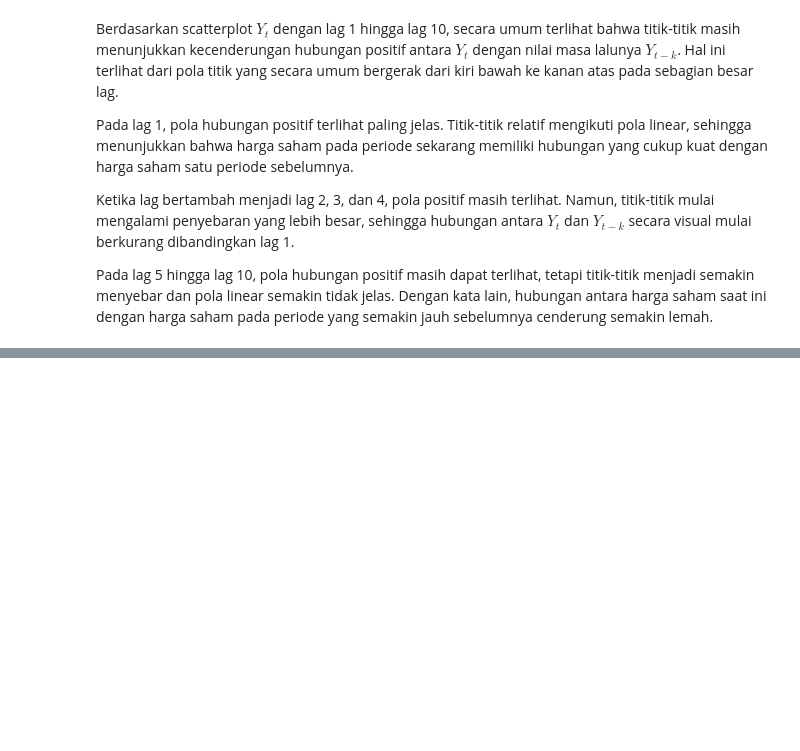
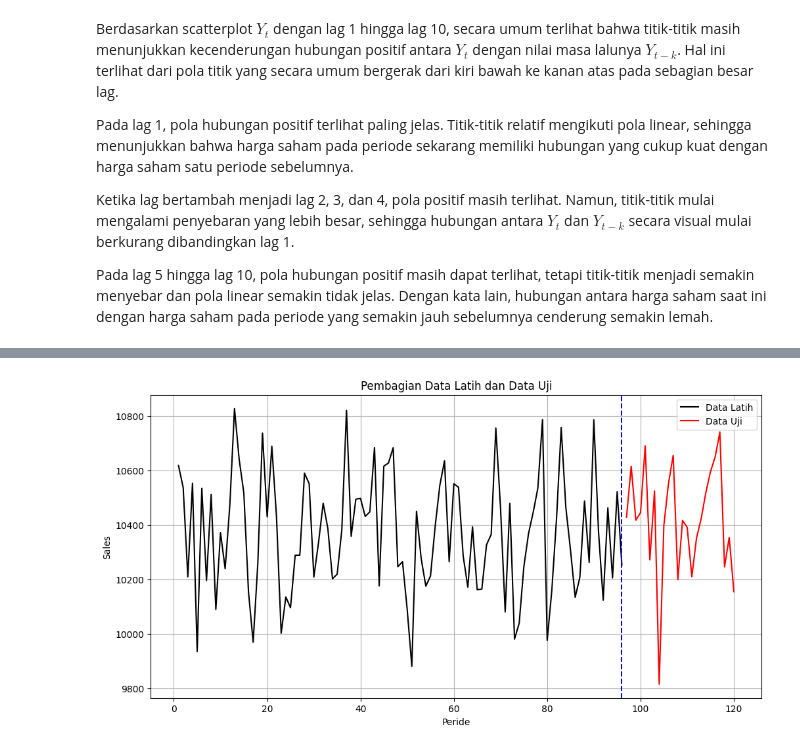
Before and after one commit to haniyathul/Praktikum-Analisis-Deret-Waktu, a Jupyter notebook: Tugas Praktikum_STA2542_Minggu_1.ipynb, the cells around one changed output, grey strips where cells are left out. Drawn from its saved outputs; the diff is of its cells as text; code cells hidden in the pictures; blank space fills up the shorter version.

```diff
--- a/Tugas Praktikum_STA2542_Minggu_1.ipynb
+++ b/Tugas Praktikum_STA2542_Minggu_1.ipynb
@@ -268,0 +271,21 @@ Pada lag 5 hingga lag 10, pola hubungan positif masih dapat terlihat, tetapi tit
+# %%
+smoothing=pd.read_csv('https://raw.githubusercontent.com/haniyathul/Praktikum-Analisis-Deret-Waktu/refs/heads/main/Sales.csv')
+
+# Menghitung ukuran data
+data_size = len(smoothing)
+
+# Menghitung indeks untuk pembagian data latih dan data uji (75% untuk latih, 25% untuk uji)
+train_size = int(data_size * 0.80)
+
+# Membagi data menjadi data latih dan data uji
+train_data_sma = smoothing.iloc[:train_size]
+test_data_sma = smoothing.iloc[train_size:]
+
+print(f"Ukuran data asli: {data_size}")
+print(f"Ukuran data latih: {len(train_data_sma)}")
+print(f"Ukuran data uji: {len(test_data_sma)}")
+
+print("\n5 data latih pertama:")
+print(train_data_sma.head())
+print("\n5 data uji pertama:")
+print(test_data_sma.head())
@@ -268,0 +325,16 @@ Pada lag 5 hingga lag 10, pola hubungan positif masih dapat terlihat, tetapi tit
+# %%
+plt.figure(figsize=(12, 6))
+plt.plot(train_data_sma.Period, train_data_sma.Sales, color='black', label='Data Latih')
+plt.plot(test_data_sma.Period, test_data_sma.Sales, color='red', label='Data Uji')
+
+# Menambahkan garis vertikal pada titik pembagian
+plt.axvline(x=train_data_sma.Period.iloc[-1], color='blue', linestyle='--')
+
+plt.xlabel('Peride')
+plt.ylabel('Sales')
+plt.title('Pembagian Data Latih dan Data Uji')
+plt.legend()
+plt.grid(True)
+plt.show()
+# %% [output]
+[figure, added]
```
Also changed, not shown: parts of 31 cells of this notebook.
